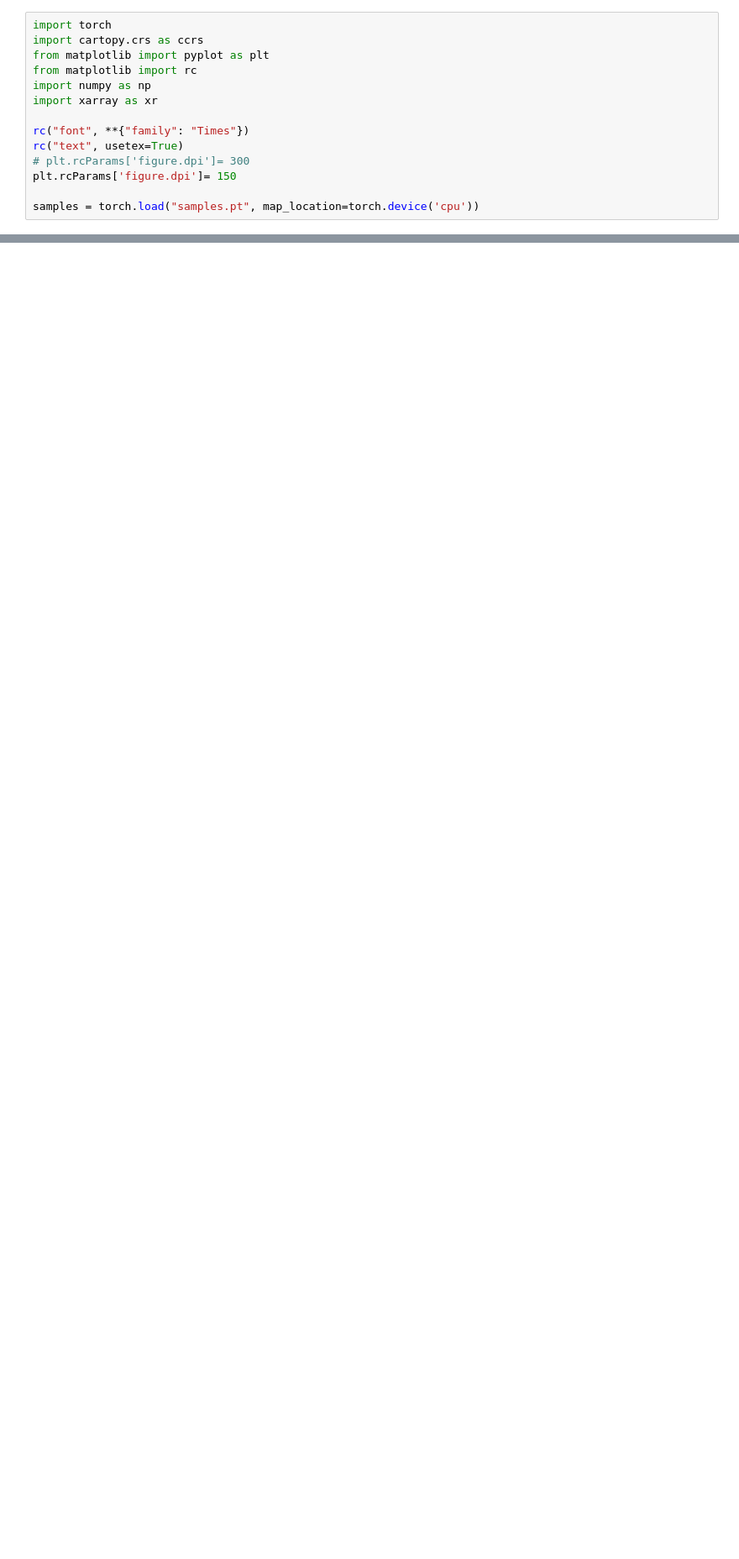
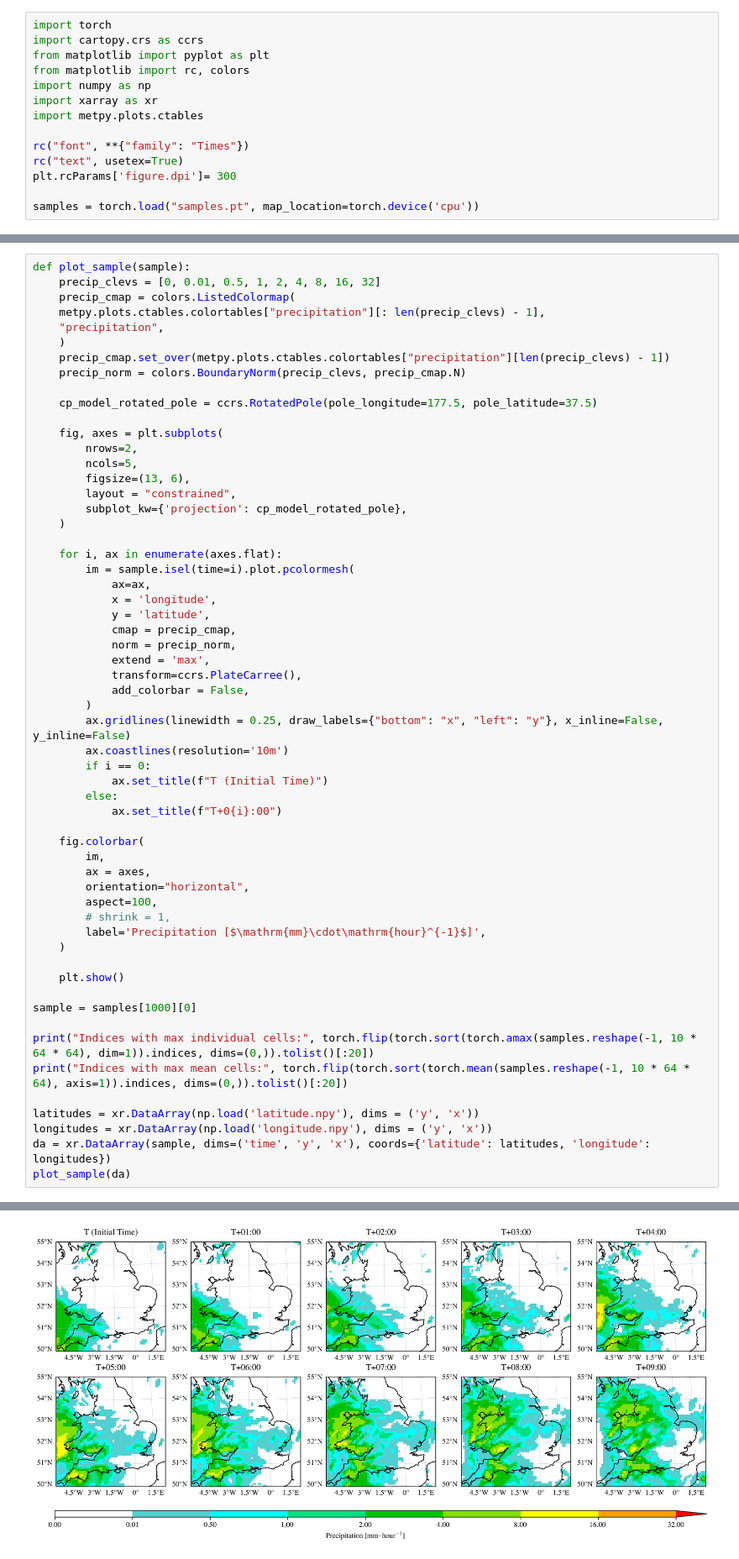
Before and after one commit to henryaddison/video-diffusion-climate, a Jupyter notebook: notebooks/geo.ipynb, the cells around one changed output, grey strips where cells are left out. Shown: that part at 84% size. Cells and saved outputs as stored; diff of their text form; blank space fills up the shorter version.

Commit message:
Plot improvements particularly w.r.t geo

```diff
--- a/notebooks/geo.ipynb
+++ b/notebooks/geo.ipynb
@@ -2,13 +2,13 @@
 import torch
 import cartopy.crs as ccrs
 from matplotlib import pyplot as plt
-from matplotlib import rc
+from matplotlib import rc, colors
 import numpy as np
 import xarray as xr
+import metpy.plots.ctables
 
 rc("font", **{"family": "Times"})
 rc("text", usetex=True)
-# plt.rcParams['figure.dpi']= 300
-plt.rcParams['figure.dpi']= 150
+plt.rcParams['figure.dpi']= 300
 
 samples = torch.load("samples.pt", map_location=torch.device('cpu'))
@@ -56,0 +15,59 @@ plt.show()
+# %%
+def plot_sample(sample):
+    precip_clevs = [0, 0.01, 0.5, 1, 2, 4, 8, 16, 32]
+    precip_cmap = colors.ListedColormap(
+    metpy.plots.ctables.colortables["precipitation"][: len(precip_clevs) - 1],
+    "precipitation",
+    )
+    precip_cmap.set_over(metpy.plots.ctables.colortables["precipitation"][len(precip_clevs) - 1])
+    precip_norm = colors.BoundaryNorm(precip_clevs, precip_cmap.N)
+
+    cp_model_rotated_pole = ccrs.RotatedPole(pole_longitude=177.5, pole_latitude=37.5)
+
+    fig, axes = plt.subplots(
+        nrows=2,
+        ncols=5,
+        figsize=(13, 6),
+        layout = "constrained",
+        subplot_kw={'projection': cp_model_rotated_pole},
+    )
+
+    for i, ax in enumerate(axes.flat):
+        im = sample.isel(time=i).plot.pcolormesh(
+            ax=ax,
+            x = 'longitude',
+            y = 'latitude',
+            cmap = precip_cmap,
+            norm = precip_norm,
+            extend = 'max',
+            transform=ccrs.PlateCarree(),
+            add_colorbar = False,
+        )
+        ax.gridlines(linewidth = 0.25, draw_labels={"bottom": "x", "left": "y"}, x_inline=False, y_inline=False)
+        ax.coastlines(resolution='10m')
+        if i == 0:
+            ax.set_title(f"T (Initial Time)")
+        else:
+            ax.set_title(f"T+0{i}:00")
+
+    fig.colorbar(
+        im,
+        ax = axes,
+        orientation="horizontal",
+        aspect=100,
+        # shrink = 1,
+        label='Precipitation [$\mathrm{mm}\cdot\mathrm{hour}^{-1}$]',
+    )
+
+    plt.show()
+
+sample = samples[1000][0]
+
+print("Indices with max individual cells:", torch.flip(torch.sort(torch.amax(samples.reshape(-1, 10 * 64 * 64), dim=1)).indices, dims=(0,)).tolist()[:20])
+print("Indices with max mean cells:", torch.flip(torch.sort(torch.mean(samples.reshape(-1, 10 * 64 * 64), axis=1)).indices, dims=(0,)).tolist()[:20])
+
+latitudes = xr.DataArray(np.load('latitude.npy'), dims = ('y', 'x'))
+longitudes = xr.DataArray(np.load('longitude.npy'), dims = ('y', 'x'))
+da = xr.DataArray(sample, dims=('time', 'y', 'x'), coords={'latitude': latitudes, 'longitude': longitudes})
+plot_sample(da)
+# %% [output]
@@ -56,0 +76 @@ plt.show()
+[figure, added]
```
Also changed, not shown: parts of 2 cells of this notebook, 5 other files.
